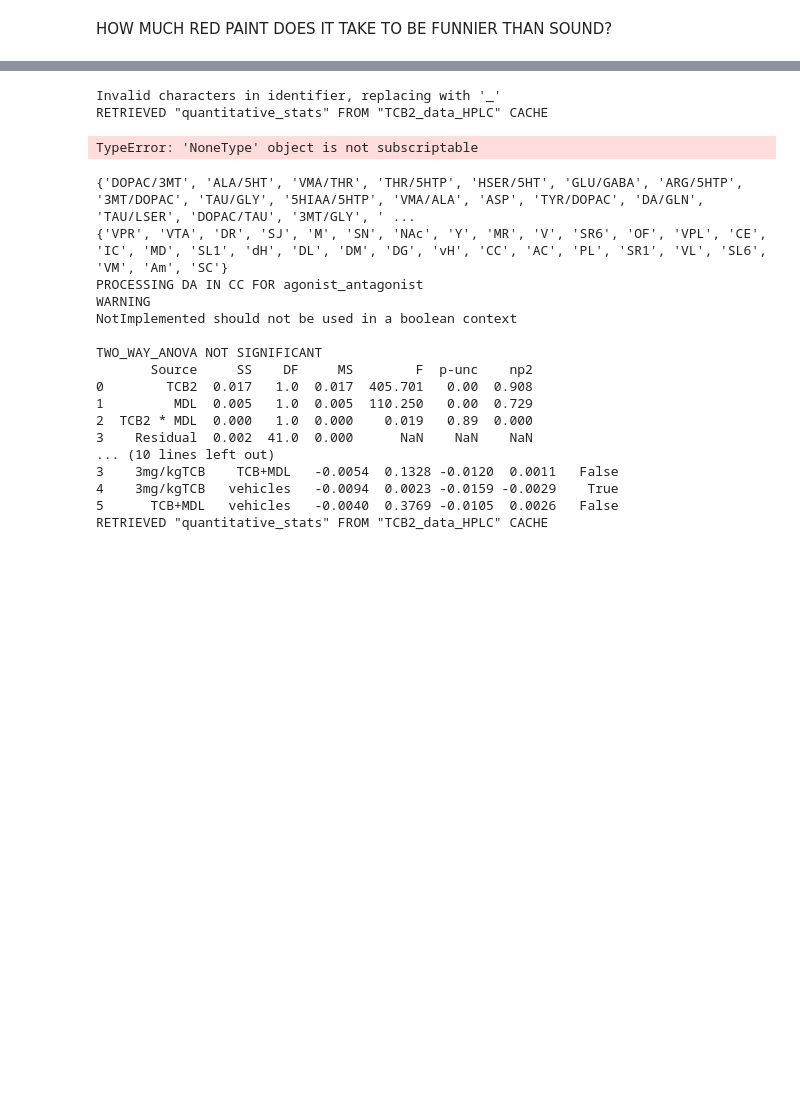
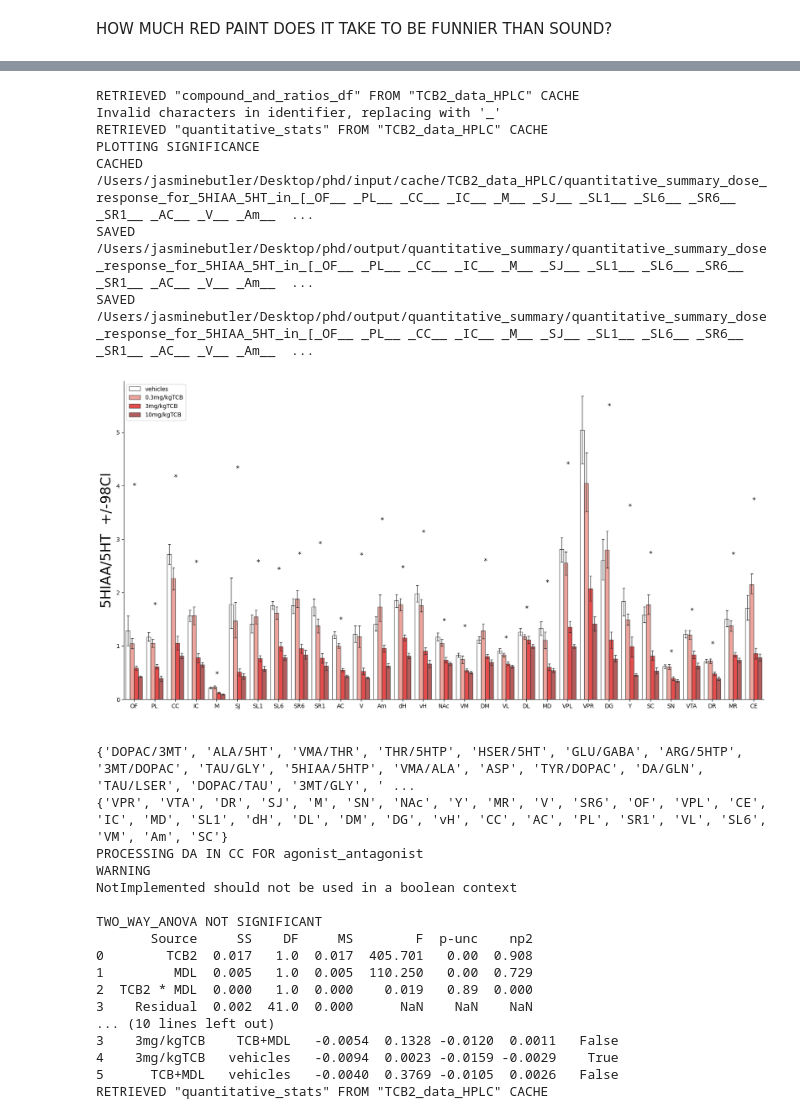
Before and after one commit to remicorne/phd, a Jupyter notebook: RUN.ipynb, the cells around one changed output, grey strips where cells are left out. Drawn from its saved outputs; the diff is of its cells as text; code cells hidden in the pictures; blank space fills up the shorter version.

Commit message:
stars on quantativeSummary() working

```diff
--- a/RUN.ipynb
+++ b/RUN.ipynb
@@ -149,32 +145,39 @@ IndexError: list index out of range
 # %%
 # quantitativeSummary(
 #         filename,
 #         experiment='dose_response',
 #         histogram_type='compound', #chose a single compound or region
 #         to_plot=['DA'], #chose a list of regions or compounds (x-axis of hist)
 #         p_value_threshold=0.05,
 #         columns=['DM','VM','DL','VL'],
 #         from_scratch=True )
 
 # OF,PL,CC,M,SJ,SL1,SR1,AC,V,Am,dH,vH,NAc,VM,DM,VL,DL,MD,VPL,VPR,DG,Y,SC,SN,VTA,DR,MR,CE
 
 # quantitativeSummary(filename)
 
 quantitativeSummary(
      filename,
     experiment='dose_response',
     histogram_type='compound',  #  compound or region
-    to_plot='3MT/DA',  # chosen compound or region
+    to_plot='5HIAA/5HT',  # chosen compound or region
     p_value_threshold=0.05,
     columns=["OF","PL","CC", "IC","M", "SJ","SL1", "SL6", "SR6", "SR1", "AC", "V",
                 "Am", "dH", "vH", "NAc", "VM", "DM","VL", "DL", "MD",  "VPL",  "VPR",
                 "DG", "Y",  "SC","SN", "VTA", "DR","MR", "CE"], # x values to plot
     from_scratch=True,
 )
+
+#REMI/JJB fix need to run juststats for the regions before otherwise cvant fetch stats df
 # %% [output]
+RETRIEVED "compound_and_ratios_df" FROM "TCB2_data_HPLC" CACHE
 Invalid characters in identifier, replacing with '_'
 RETRIEVED "quantitative_stats" FROM "TCB2_data_HPLC" CACHE
+PLOTTING SIGNIFICANCE
+CACHED /Users/jasminebutler/Desktop/phd/input/cache/TCB2_data_HPLC/quantitative_summary_dose_response_for_5HIAA_5HT_in_[_OF__ _PL__ _CC__ _IC__ _M__ _SJ__ _SL1__ _SL6__ _SR6__ _SR1__ _AC__ _V__ _Am__  ...
+SAVED /Users/jasminebutler/Desktop/phd/output/quantitative_summary/quantitative_summary_dose_response_for_5HIAA_5HT_in_[_OF__ _PL__ _CC__ _IC__ _M__ _SJ__ _SL1__ _SL6__ _SR6__ _SR1__ _AC__ _V__ _Am__  ...
+SAVED /Users/jasminebutler/Desktop/phd/output/quantitative_summary/quantitative_summary_dose_response_for_5HIAA_5HT_in_[_OF__ _PL__ _CC__ _IC__ _M__ _SJ__ _SL1__ _SL6__ _SR6__ _SR1__ _AC__ _V__ _Am__  ...
-TypeError: 'NoneType' object is not subscriptable
+[figure, added]
 # %%
 #CHOSE ALL OUTLIERS IN LOOP - REMI (ratios only compound_ratio_mapping)
 percentageVehiclesFig(
```
Also changed, not shown: parts of 2 cells of this notebook, 2 other files.
